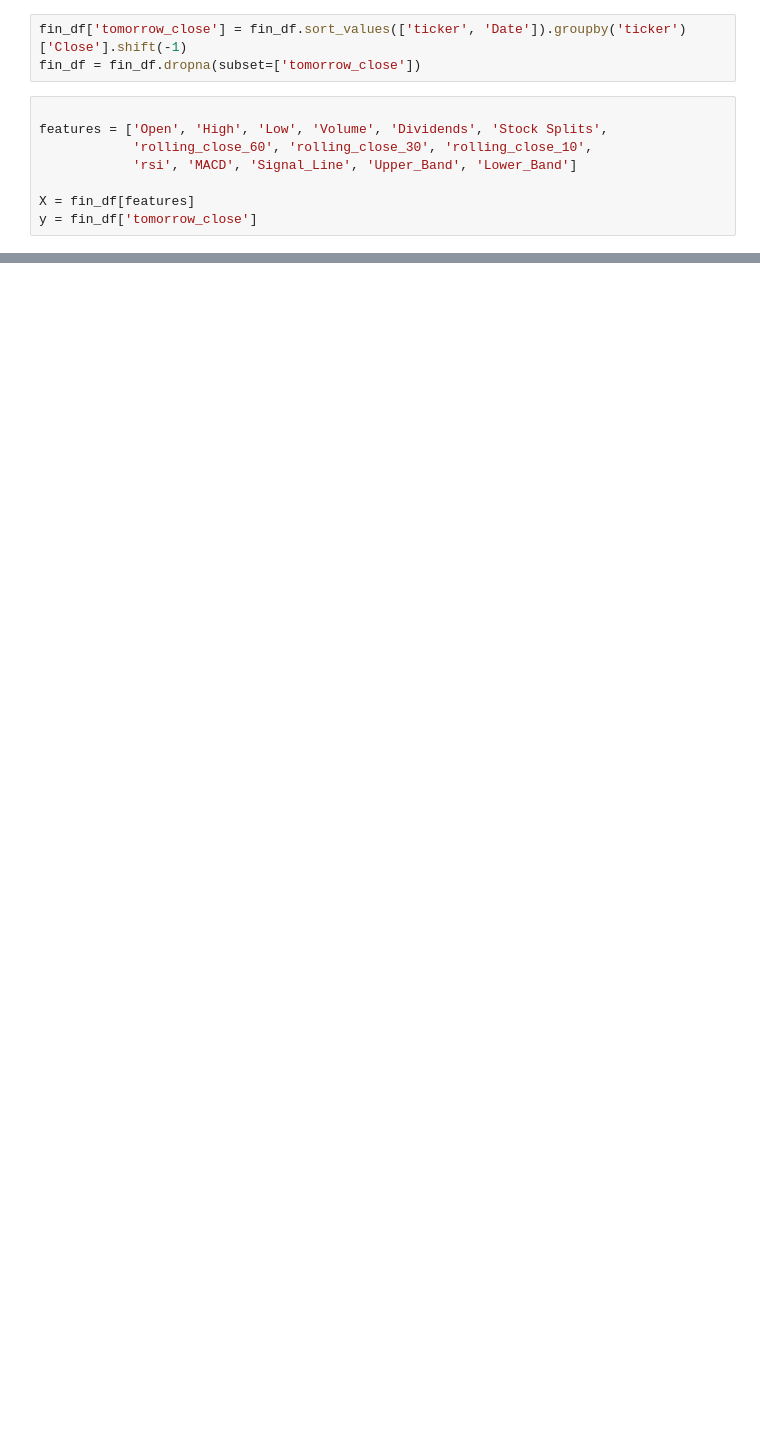
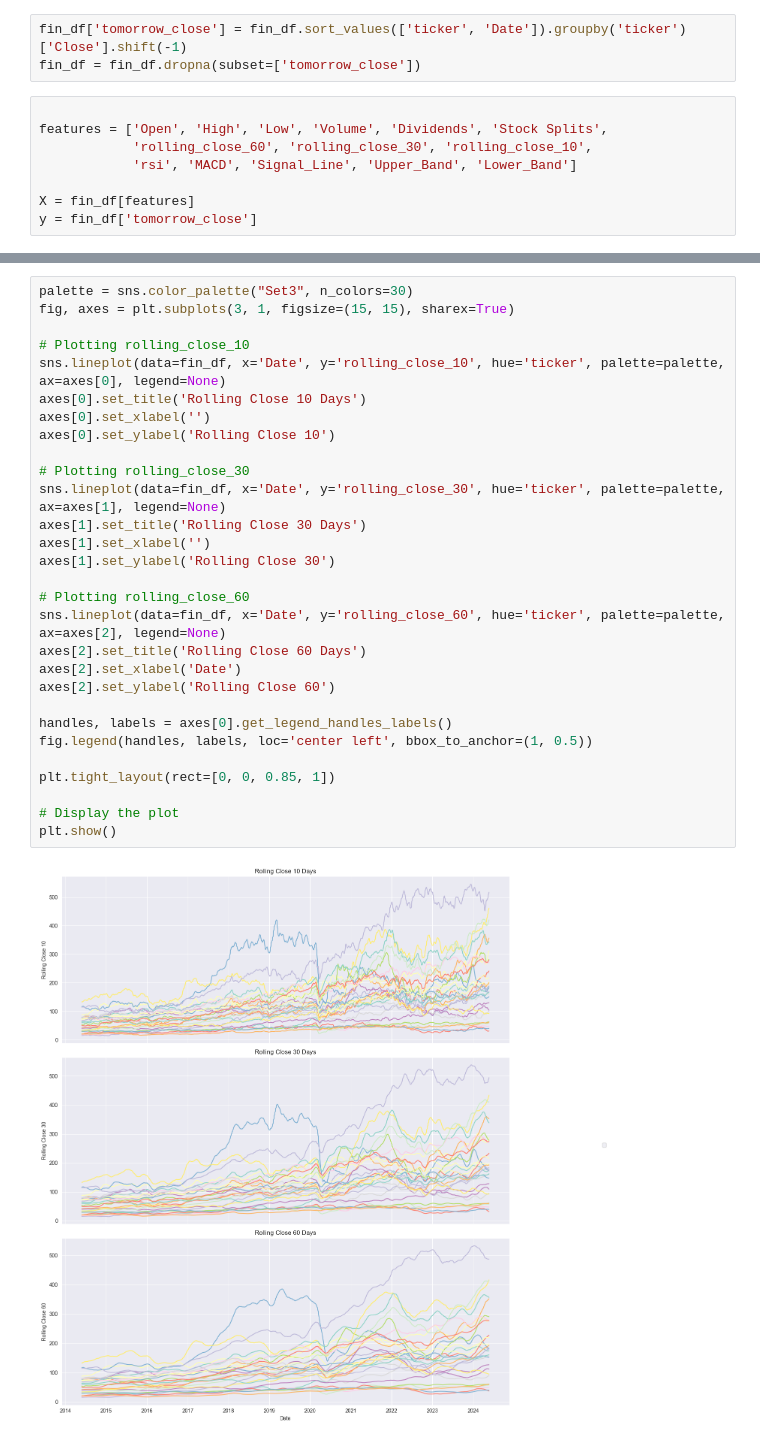
Before and after one commit to laffer-ryan/InvestmentApp, a Jupyter notebook: finance_eda.ipynb, the cells around one changed output, grey strips where cells are left out. Saved outputs shown, nothing was run; the diff lists cells and outputs as text; blank space fills up the shorter version.

```diff
--- a/finance_eda.ipynb
+++ b/finance_eda.ipynb
@@ -156,0 +159,31 @@ fin_df.head(20)
+# %%
+palette = sns.color_palette("Set3", n_colors=30)
+fig, axes = plt.subplots(3, 1, figsize=(15, 15), sharex=True)
+
+# Plotting rolling_close_10
+sns.lineplot(data=fin_df, x='Date', y='rolling_close_10', hue='ticker', palette=palette, ax=axes[0], legend=None)
+axes[0].set_title('Rolling Close 10 Days')
+axes[0].set_xlabel('')
+axes[0].set_ylabel('Rolling Close 10')
+
+# Plotting rolling_close_30
+sns.lineplot(data=fin_df, x='Date', y='rolling_close_30', hue='ticker', palette=palette, ax=axes[1], legend=None)
+axes[1].set_title('Rolling Close 30 Days')
+axes[1].set_xlabel('')
+axes[1].set_ylabel('Rolling Close 30')
+
+# Plotting rolling_close_60
+sns.lineplot(data=fin_df, x='Date', y='rolling_close_60', hue='ticker', palette=palette, ax=axes[2], legend=None)
+axes[2].set_title('Rolling Close 60 Days')
+axes[2].set_xlabel('Date')
+axes[2].set_ylabel('Rolling Close 60')
+
+handles, labels = axes[0].get_legend_handles_labels()
+fig.legend(handles, labels, loc='center left', bbox_to_anchor=(1, 0.5))
+
+plt.tight_layout(rect=[0, 0, 0.85, 1])
+
+# Display the plot
+plt.show()
+# %% [output]
+[figure, added]
```
Also changed, not shown: parts of 13 cells of this notebook.
